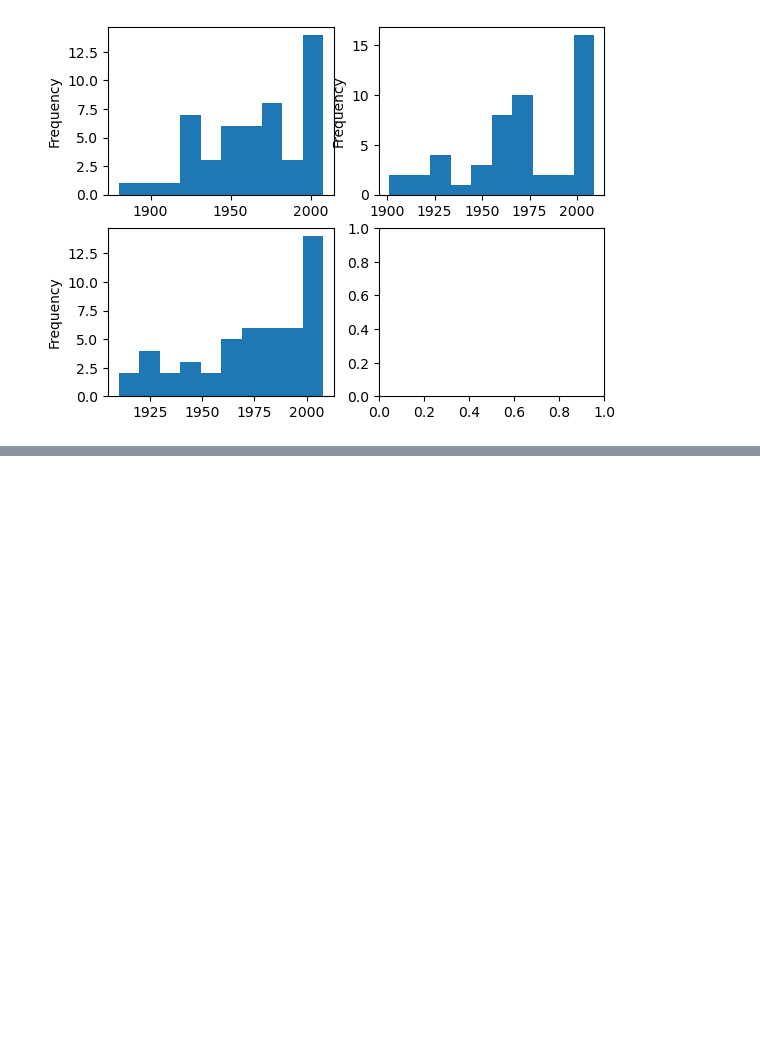
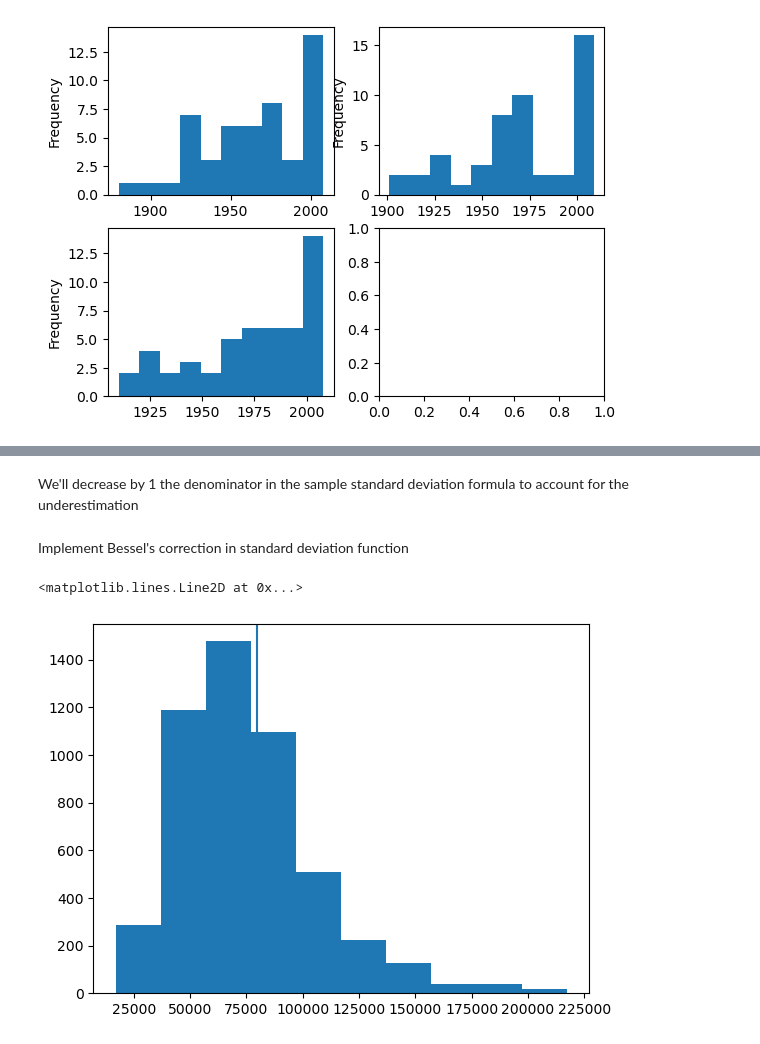
Before and after one commit to castobary/statistics, a Jupyter notebook: 07_module.ipynb, the cells around one changed output, grey strips where cells are left out. Saved outputs shown, nothing was run; the diff lists cells and outputs as text; code cells hidden in the pictures; blank space fills up the shorter version.

```diff
--- a/07_module.ipynb
+++ b/07_module.ipynb
@@ -186,0 +240,29 @@ Sample 4: 28.253141418256483
+# %% [markdown]
+We'll decrease by 1 the denominator in the sample standard deviation formula to account for the underestimation
+# %% [markdown]
+Implement Bessel's correction in standard deviation function
+# %%
+def standard_deviation(array):
+    reference_point = sum(array) / len(array)
+
+    distances = []
+    for value in array:
+        squared_distance = (value - reference_point)**2
+        distances.append(squared_distance)
+
+    variance = sum(distances) / (len(distances) - 1)
+
+    return sqrt(variance)
+
+st_devs = []
+
+for i in range(5000):
+    sample = houses['SalePrice'].sample(10, random_state = i)
+    st_dev = standard_deviation(sample)
+    st_devs.append(st_dev)
+
+plt.hist(st_devs)
+plt.axvline(standard_deviation(houses['SalePrice']))
+# %% [output]
+<matplotlib.lines.Line2D at 0x...>
+[figure, added]
```
Also changed, not shown: parts of 12 cells of this notebook, 2 other files.
